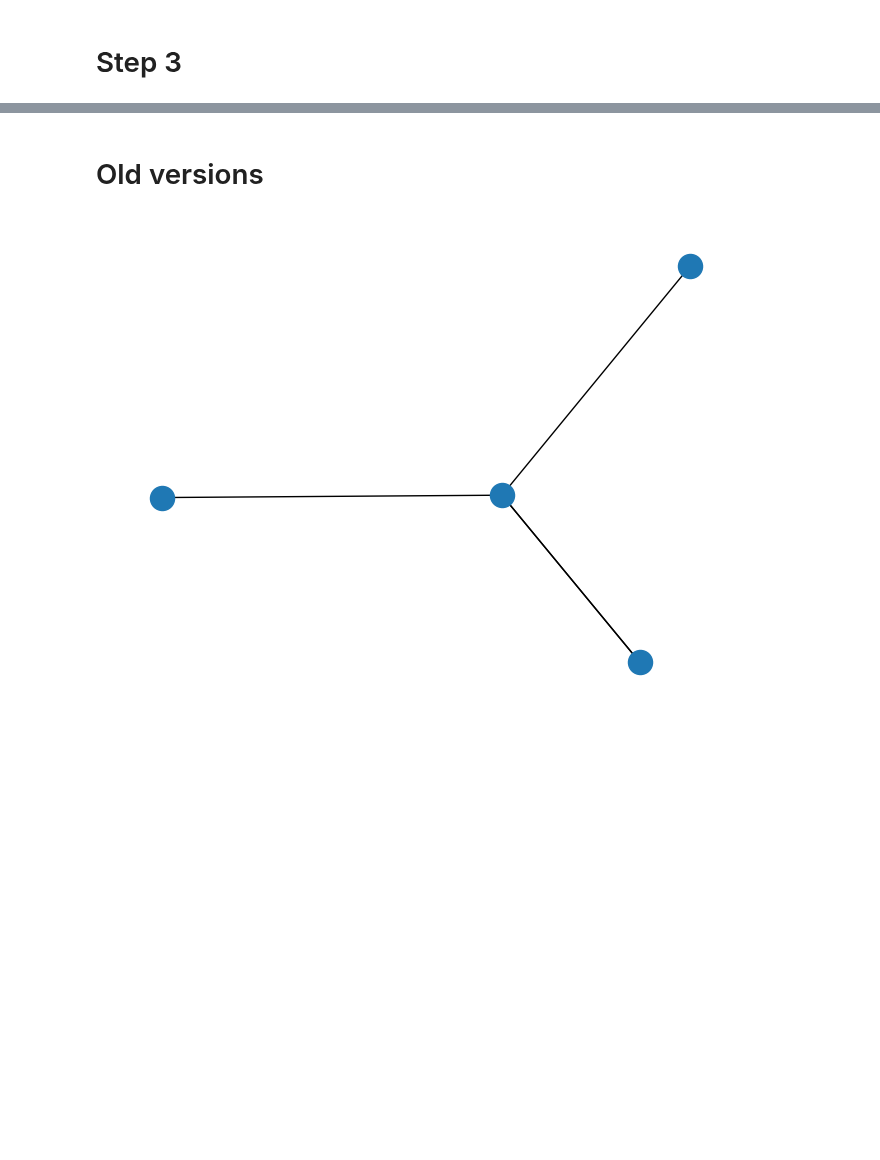
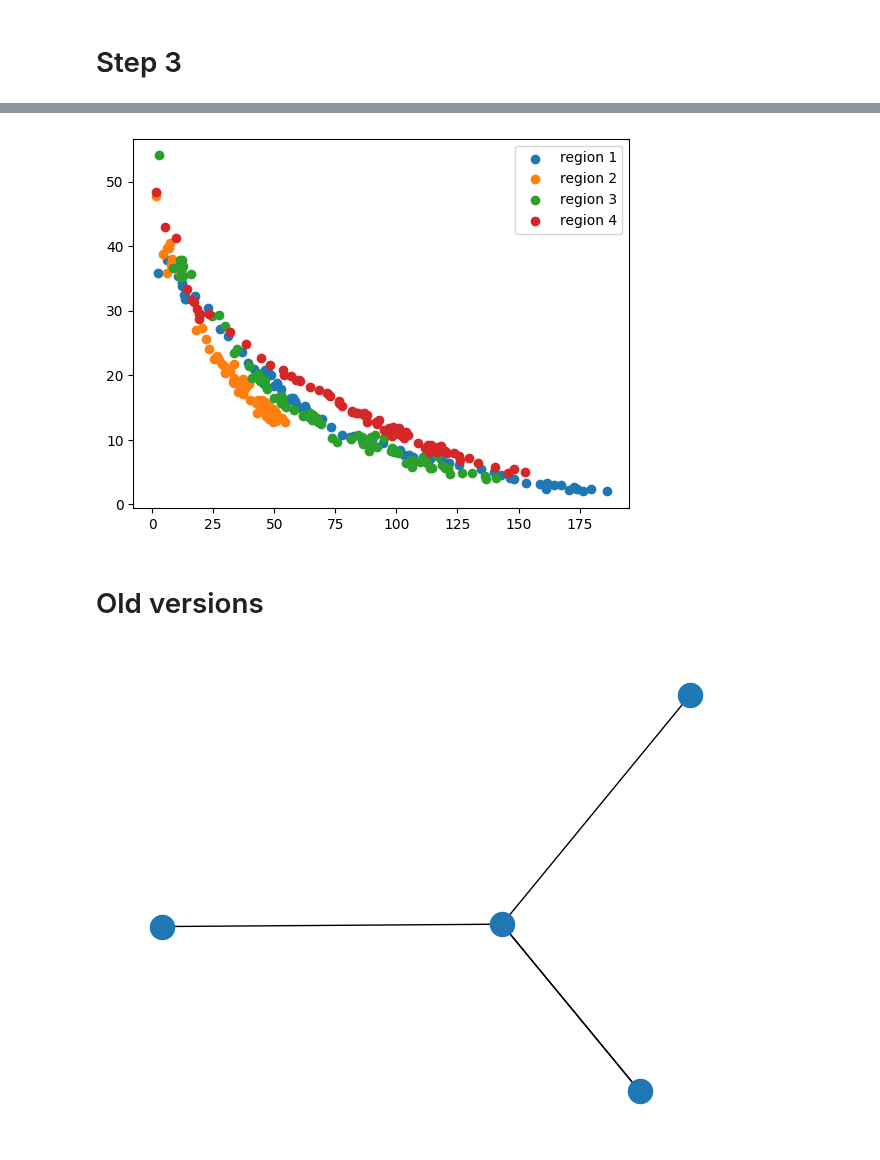
Before and after one commit to s221568/Trafic, a Jupyter notebook: Lab 1/Lab1JE.ipynb, the cells around one changed output, grey strips where cells are left out. Cells and saved outputs as stored; diff of their text form; code cells hidden in the pictures; blank space fills up the shorter version.

```diff
--- a/Lab 1/Lab1JE.ipynb
+++ b/Lab 1/Lab1JE.ipynb
@@ -194,3 +193,67 @@ number_lane = (204, 204)
+# %%
+#Version de JC
+
+Region = [1,2,3,4]
+
+for region in Region:
+
+
+    number_link_int = []
+    number_link_str = []
+
+    L = 5/1000
+    Ld = 2/1000
+
+    for index in edges.index:
+        if edges.loc[index]["Region"] == region:
+            number_link_int.append(int(index))
+            number_link_str.append(str(index))
+
+    number_lane = edges.loc[number_link_int, "Number of lanes"].to_numpy()
+    length_lane = edges.loc[number_link_int, "Length (m)"].to_numpy()
+    #print(length_lane.shape)
+
+    occupancy_region = occupancy[number_link_str].to_numpy() #%
+
+    #number_lane = np.tile(number_lane, (number_lane.shape[0], 1))
+
+    number_lane = np.diag(number_lane)
+    #print('occupancy_region', occupancy_region, occupancy_region.shape)
+    #print('np.transpose(number_lane)', np.transpose(number_lane), np.transpose(number_lane).shape)
+
+    density = (occupancy_region/100)@np.transpose(number_lane)/(Ld + L)
+    #print(1/number_lane
+
+
+    flow_region = flow[number_link_str].to_numpy()*3600/90
+
+    #print('flow',flow_region, flow_region.shape)
+    #print('length_lane', length_lane, length_lane.shape)
+
+    link_speed = flow_region@np.transpose(density)
+
+
+    #print('flow', flow_region.shape)
+    #print('density', np.max(density), density.shape)
+
+    length_lane = np.tile(length_lane, (length_lane.shape[0], 1))
+    #print('density', density, density.shape)
+    #print(flow_region@length_lane)
+    #print('density',density@length_lane)
+
+    mean_speed = np.sum(flow_region@length_lane, axis=1)/np.sum(density@length_lane, axis=1)
+
+    #print('mean_speed', mean_speed, mean_speed.shape)
+    #print('density', np.max(density), density.shape)
+    #print('length_lane', length_lane, length_lane.shape)
+    average_density = np.mean(density,axis=1)
+
+    plt.scatter(average_density, mean_speed, label=f'region {region}')
+
+plt.legend()
+plt.show()
+# %% [output]
+[figure, added]
 # %% [markdown]
 # Old versions
 # %%
```
Also changed, not shown: parts of 4 cells of this notebook, 3 other files.
